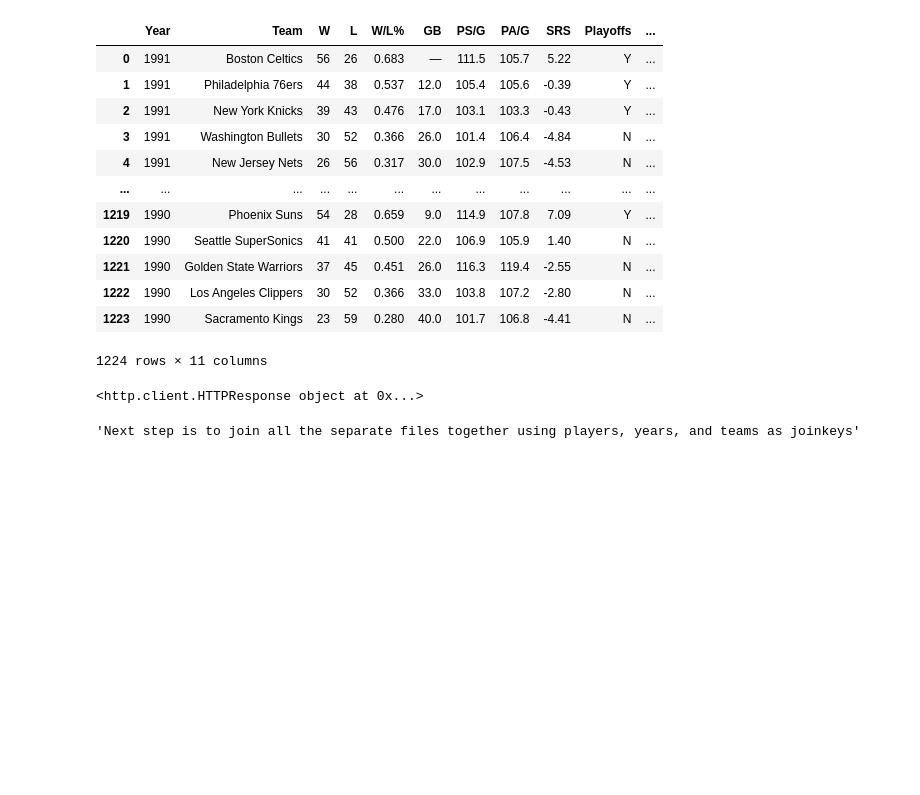
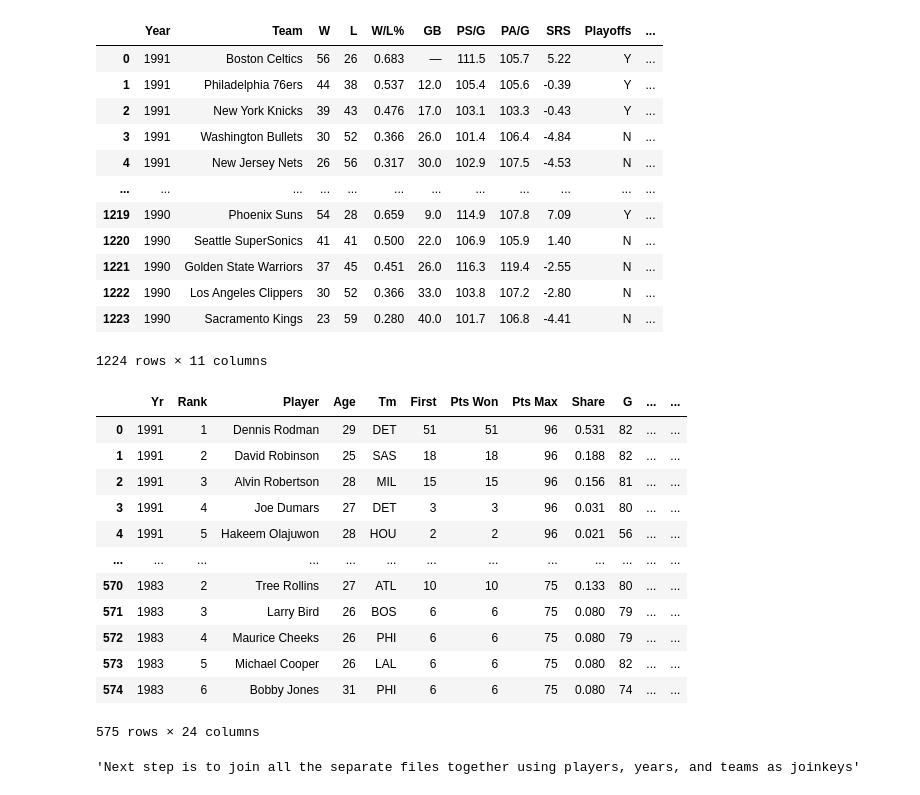
Before and after one commit to mitchellren123/NBA-Accolade-Analysis, a Jupyter notebook: NBA-Accolades.ipynb, the cells around one changed output. Drawn from its saved outputs; the diff is of its cells as text; code cells hidden in the pictures; blank space fills up the shorter version.

```diff
--- a/NBA-Accolades.ipynb
+++ b/NBA-Accolades.ipynb
@@ -573,11 +547,0 @@ def scrape_dpoys(years):
-# %%
-url = 'https://www.basketball-reference.com/awards/awards_1991.html'
-html = urlopen(url)
-soup = BeautifulSoup(html, features = 'lxml')
-
-print(html)
-# print(soup.findAll("hakeem olajuwon trophy"))
-
-### Why isn't DPOY in the HTML listed the same as the other tables?
-# %% [output]
-<http.client.HTTPResponse object at 0x...>
@@ -585,0 +553,17 @@ print(html)
+# %%
+dpoy_df = pd.read_csv('/Users/mitchellren/Downloads/dpoy_data.csv')
+dpoy_df
+# %% [output]
+|  | Yr | Rank | Player | Age | Tm | First | Pts Won | Pts Max | Share | G | ... | ... |
+| 0 | 1991 | 1 | Dennis Rodman | 29 | DET | 51 | 51 | 96 | 0.531 | 82 | ... | ... |
+| 1 | 1991 | 2 | David Robinson | 25 | SAS | 18 | 18 | 96 | 0.188 | 82 | ... | ... |
+| 2 | 1991 | 3 | Alvin Robertson | 28 | MIL | 15 | 15 | 96 | 0.156 | 81 | ... | ... |
+| 3 | 1991 | 4 | Joe Dumars | 27 | DET | 3 | 3 | 96 | 0.031 | 80 | ... | ... |
+| 4 | 1991 | 5 | Hakeem Olajuwon | 28 | HOU | 2 | 2 | 96 | 0.021 | 56 | ... | ... |
+| ... | ... | ... | ... | ... | ... | ... | ... | ... | ... | ... | ... | ... |
+| 570 | 1983 | 2 | Tree Rollins | 27 | ATL | 10 | 10 | 75 | 0.133 | 80 | ... | ... |
+| 571 | 1983 | 3 | Larry Bird | 26 | BOS | 6 | 6 | 75 | 0.080 | 79 | ... | ... |
+| 572 | 1983 | 4 | Maurice Cheeks | 26 | PHI | 6 | 6 | 75 | 0.080 | 79 | ... | ... |
+| 573 | 1983 | 5 | Michael Cooper | 26 | LAL | 6 | 6 | 75 | 0.080 | 82 | ... | ... |
+| 574 | 1983 | 6 | Bobby Jones | 31 | PHI | 6 | 6 | 75 | 0.080 | 74 | ... | ... |
+575 rows × 24 columns
```
Also changed, not shown: parts of 4 cells of this notebook, 5 other files.
